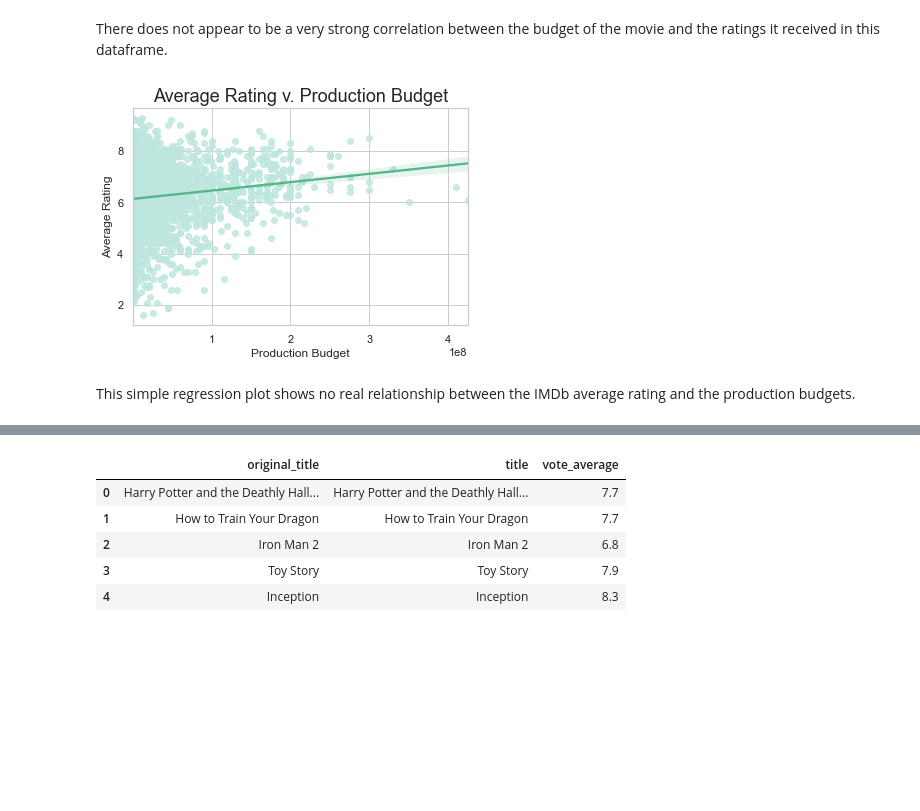
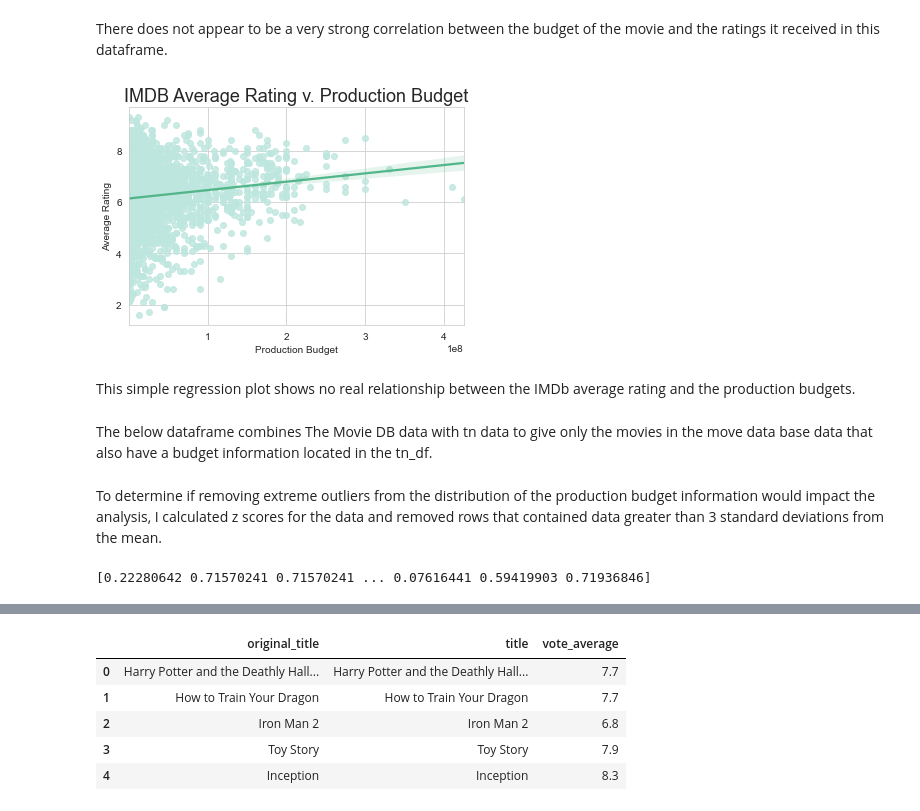
Before and after one commit to JenniferLavoie/DSFirstProject, a Jupyter notebook: student.ipynb, the cells around one changed output, grey strips where cells are left out. Drawn from its saved outputs; the diff is of its cells as text; code cells hidden in the pictures; blank space fills up the shorter version.

```diff
--- a/student.ipynb
+++ b/student.ipynb
@@ -593,0 +654,32 @@ plt.show()
+# %%
+def simple_regression(x, y, data, title, ylabel, xlabel):
+
+    """
+    Function for generating regression plot of the Ratings and Budget data.
+
+    This function will take in the arguments of x, y, data, title, ylabel, xlabel in order to
+    generate a simple linear regression plot for data pertaining to the ratings and budget data.
+
+    Parameters:
+    x (str):       the name of the column containing the independent variable
+    y (str):       the name of the column containing the dependent variable
+    data (df):     the name of the dataframe that contains the data
+    title (str):   the title to be given to the plot
+    ylabel (str):  the label to be given to the y-axis of the plot
+    xlabel (str):  the label to be given to the x-axis of the plot
+
+
+    Returns:
+    A simple, formatted, linear regression plot for the desired data.
+
+    """
+
+    sns.regplot(x= x, y= y, scatter_kws={'color':'#bde6de'},
+            line_kws={'color':'#51b689'}, data= data, fit_reg=True)
+    sns.set_context('talk')
+
+    plt.title(title)
+    plt.ylabel(ylabel)
+    plt.xlabel(xlabel)
+
+    plt.show()
@@ -622,16 +711,19 @@ Name: averagerating, dtype: float64
 # %% [markdown]
 There does not appear to be a very strong correlation between the budget of the movie and the ratings it received in this dataframe.
 # %%
-sns.regplot(x='production_budget', y='averagerating', scatter_kws={'color':'#bde6de'},
-            line_kws={'color':'#51b689'}, data=imdb_tn_merge, fit_reg=True)
-sns.set_context('talk')
-
-plt.title('Average Rating v. Production Budget')
-plt.ylabel('Average Rating')
-plt.xlabel('Production Budget')
-
-plt.show()
+simple_regression('production_budget', 'averagerating', imdb_tn_merge,
+                          'IMDB Average Rating v. Production Budget',
+                          'Average Rating', 'Production Budget')
 # %% [output]
-[figure, old version]
+[figure, new version]
 # %% [markdown]
 This simple regression plot shows no real relationship between the IMDb average rating and the production budgets.
+# %% [markdown]
+The below dataframe combines The Movie DB data with tn data to give only the movies in the move data base data that also have a budget information located in the tn_df.
+# %% [markdown]
+To determine if removing extreme outliers from the distribution of the production budget information would impact the analysis, I calculated z scores for the data and removed rows that contained data greater than 3 standard deviations from the mean.
+# %%
+z = np.abs(stats.zscore(imdb_tn_merge['production_budget'])) # calculate z-scores for desired column
+print(z)
+# %% [output]
+[0.22280642 0.71570241 0.71570241 ... 0.07616441 0.59419903 0.71936846]
```
Also changed, not shown: parts of 62 cells of this notebook.
